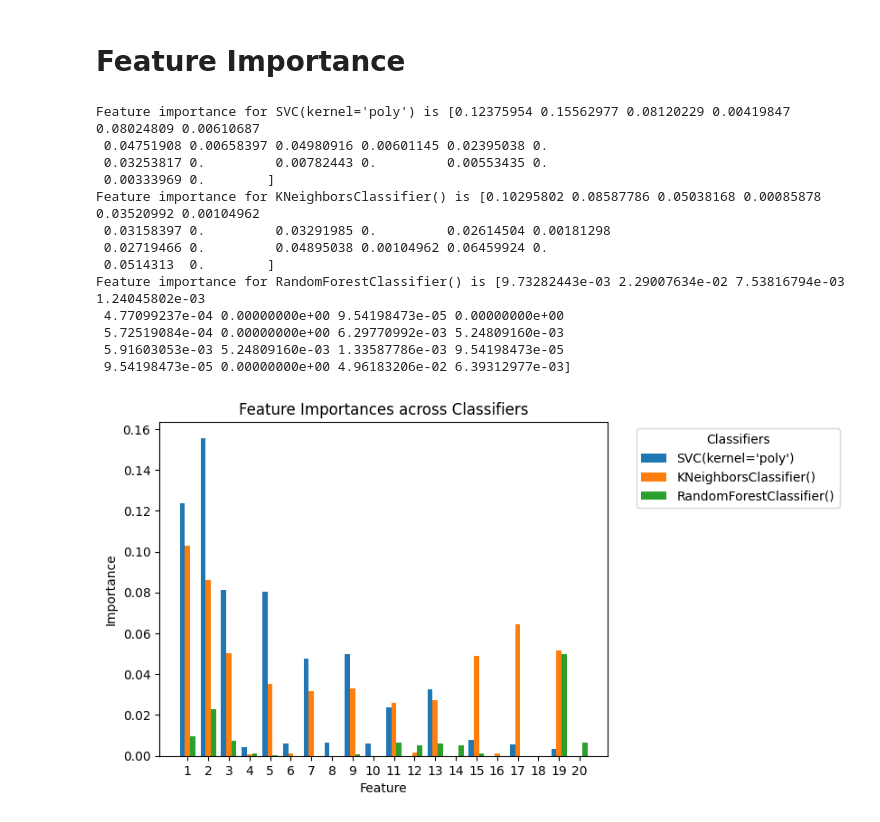
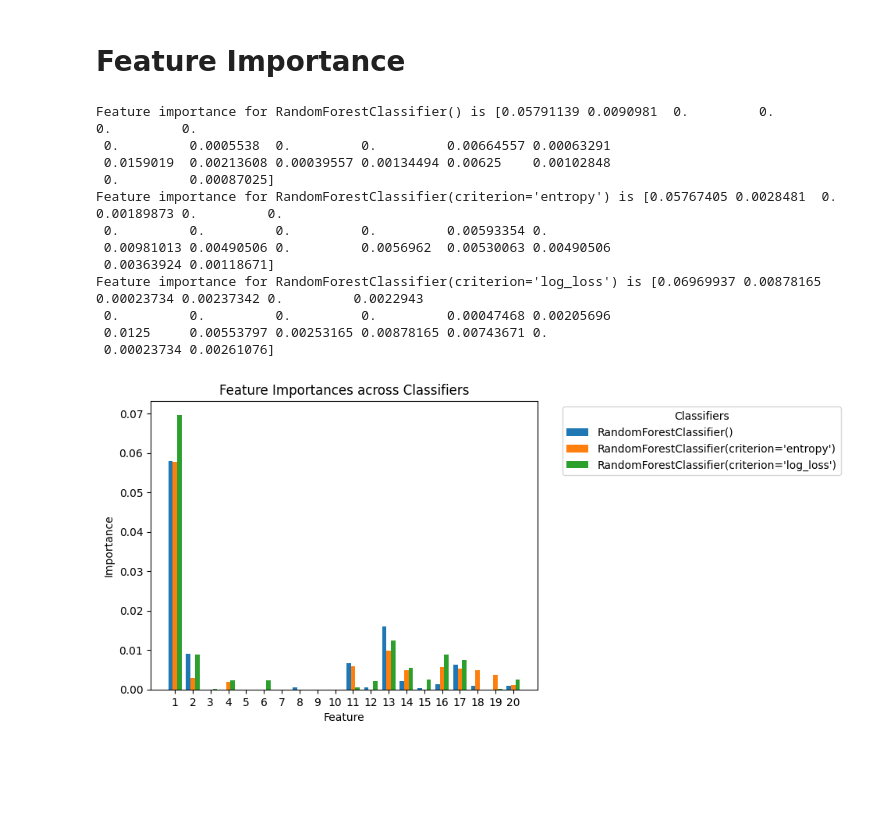
Before and after one commit to felicialuo/Smart_Home_Danger_Detection_Alert, a Jupyter notebook: ensemble.ipynb, the cells around one changed output. Drawn from its saved outputs; the diff is of its cells as text; code cells hidden in the pictures; blank space fills up the shorter version.

```diff
--- a/ensemble.ipynb
+++ b/ensemble.ipynb
@@ -91,9 +89,9 @@ y = np.array(vclip_labels)
 X_train, X_test, y_train, y_test = train_test_split(X, y, test_size=0.25, random_state=10)
 
 classifiers = [
-               SVC(kernel='poly'),
-               KNeighborsClassifier(),
-               KNeighborsClassifier(n_neighbors=12),
+            #    SVC(kernel='poly'),
+            #    KNeighborsClassifier(),
+            #    KNeighborsClassifier(n_neighbors=12),
                RandomForestClassifier(),
                RandomForestClassifier(criterion='entropy'),
                RandomForestClassifier(criterion='log_loss'),
@@ -191,54 +186,55 @@ Normal
 # %% [markdown]
 # Feature Importance
 # %%
+import matplotlib.pyplot as plt
+
 # feature permutation importance
 feature_names = list(range(1, 21))
 
 all_importances = []
 for clf_model in classifiers:
-    importance = permutation_importance(clf_model, X, Y, n_repeats=40, random_state=0)
+    importance = permutation_importance(clf_model, X_train, y_train, n_repeats=40, random_state=0)
     all_importances.append(importance.importances_mean)
     print("Feature importance for", clf_model, "is", importance.importances_mean)
 
 all_importances = np.array(all_importances)
 
 # Plot
 num_classifiers, num_features = all_importances.shape
 bar_width = 0.25  # Width of the bars
 x_indices = np.arange(num_features)  # X-axis positions for the bars
 
 # Create a bar for each classifier
 for i in range(num_classifiers):
     bars = plt.bar(x_indices + i * bar_width, all_importances[i], width=bar_width, label=str(classifiers[i]))
     # Add rankings
     rankings_id = np.argsort(all_importances[i])[::-1]
     rankings = np.zeros(num_features)
     for i, rank in enumerate(rankings_id):
         rankings[rank] = i
 
     # for bar, ranking in zip(bars, rankings):
     #     plt.text(bar.get_x() + bar.get_width() / 2, bar.get_height(), f'#{int(ranking + 1)}', ha='center', va='bottom')
 
 # Labels and Legend
 plt.xlabel('Feature')
 plt.ylabel('Importance')
 plt.title('Feature Importances across Classifiers')
 plt.xticks(x_indices + bar_width * (num_classifiers - 1) / 2, feature_names)
 plt.legend(title='Classifiers', bbox_to_anchor=(1.05, 1), loc='upper left')
 
 plt.show()
 # %% [output]
-Feature importance for SVC(kernel='poly') is [0.12375954 0.15562977 0.08120229 0.00419847 0.08024809 0.00610687
- 0.04751908 0.00658397 0.04980916 0.00601145 0.02395038 0.
- 0.03253817 0.         0.00782443 0.         0.00553435 0.
- 0.00333969 0.        ]
-Feature importance for KNeighborsClassifier() is [0.10295802 0.08587786 0.05038168 0.00085878 0.03520992 0.00104962
- 0.03158397 0.         0.03291985 0.         0.02614504 0.00181298
- 0.02719466 0.         0.04895038 0.00104962 0.06459924 0.
- 0.0514313  0.        ]
-Feature importance for RandomForestClassifier() is [9.73282443e-03 2.29007634e-02 7.53816794e-03 1.24045802e-03
- 4.77099237e-04 0.00000000e+00 9.54198473e-05 0.00000000e+00
- 5.72519084e-04 0.00000000e+00 6.29770992e-03 5.24809160e-03
- 5.91603053e-03 5.24809160e-03 1.33587786e-03 9.54198473e-05
- 9.54198473e-05 0.00000000e+00 4.96183206e-02 6.39312977e-03]
+Feature importance for RandomForestClassifier() is [0.05791139 0.0090981  0.         0.         0.         0.
+ 0.         0.0005538  0.         0.         0.00664557 0.00063291
+ 0.0159019  0.00213608 0.00039557 0.00134494 0.00625    0.00102848
+ 0.         0.00087025]
+Feature importance for RandomForestClassifier(criterion='entropy') is [0.05767405 0.0028481  0.         0.00189873 0.         0.
+ 0.         0.         0.         0.         0.00593354 0.
+ 0.00981013 0.00490506 0.         0.0056962  0.00530063 0.00490506
+ 0.00363924 0.00118671]
+Feature importance for RandomForestClassifier(criterion='log_loss') is [0.06969937 0.00878165 0.00023734 0.00237342 0.         0.0022943
+ 0.         0.         0.         0.         0.00047468 0.00205696
+ 0.0125     0.00553797 0.00253165 0.00878165 0.00743671 0.
+ 0.00023734 0.00261076]
-[figure, old version]
+[figure, new version]
```
Also changed, not shown: parts of 5 cells of this notebook.
